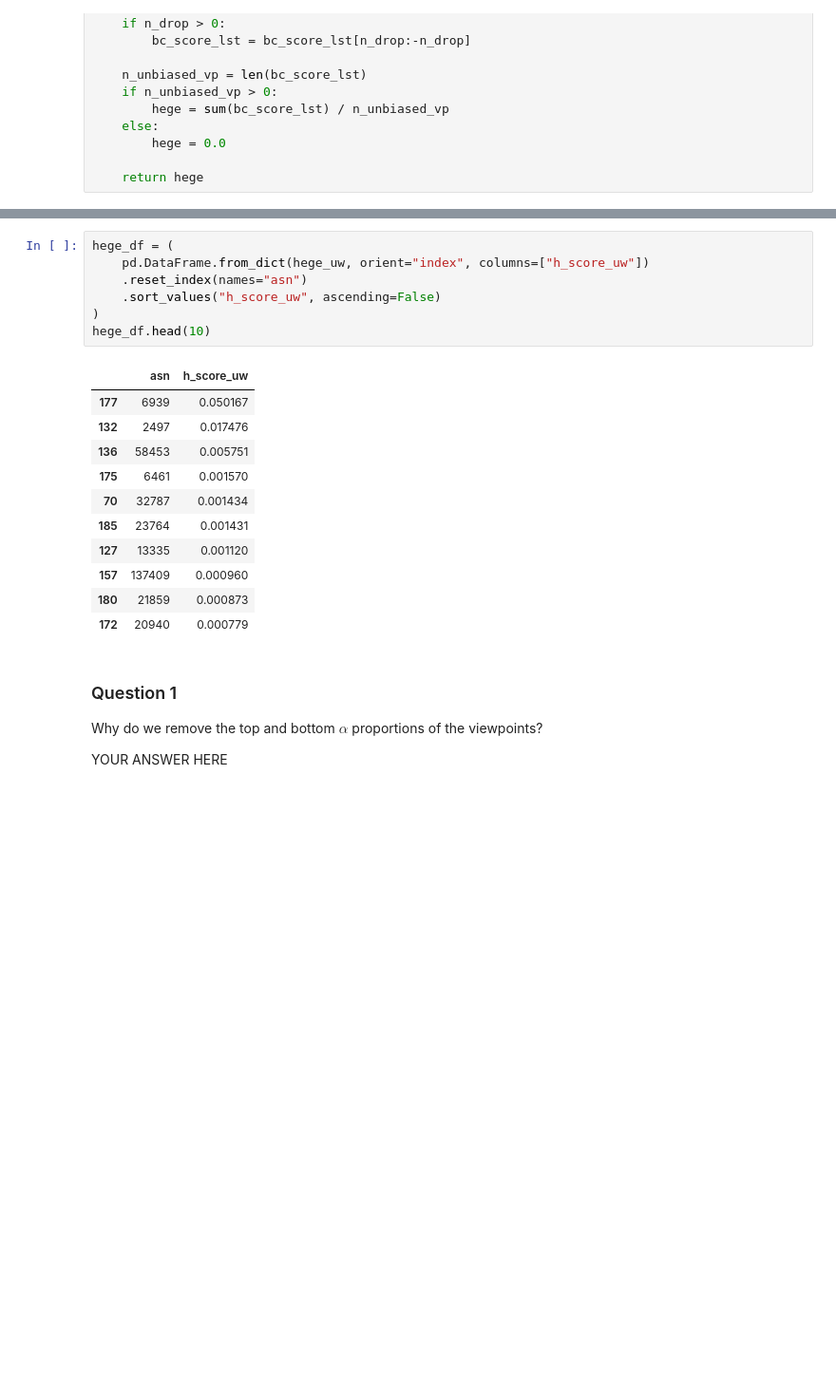
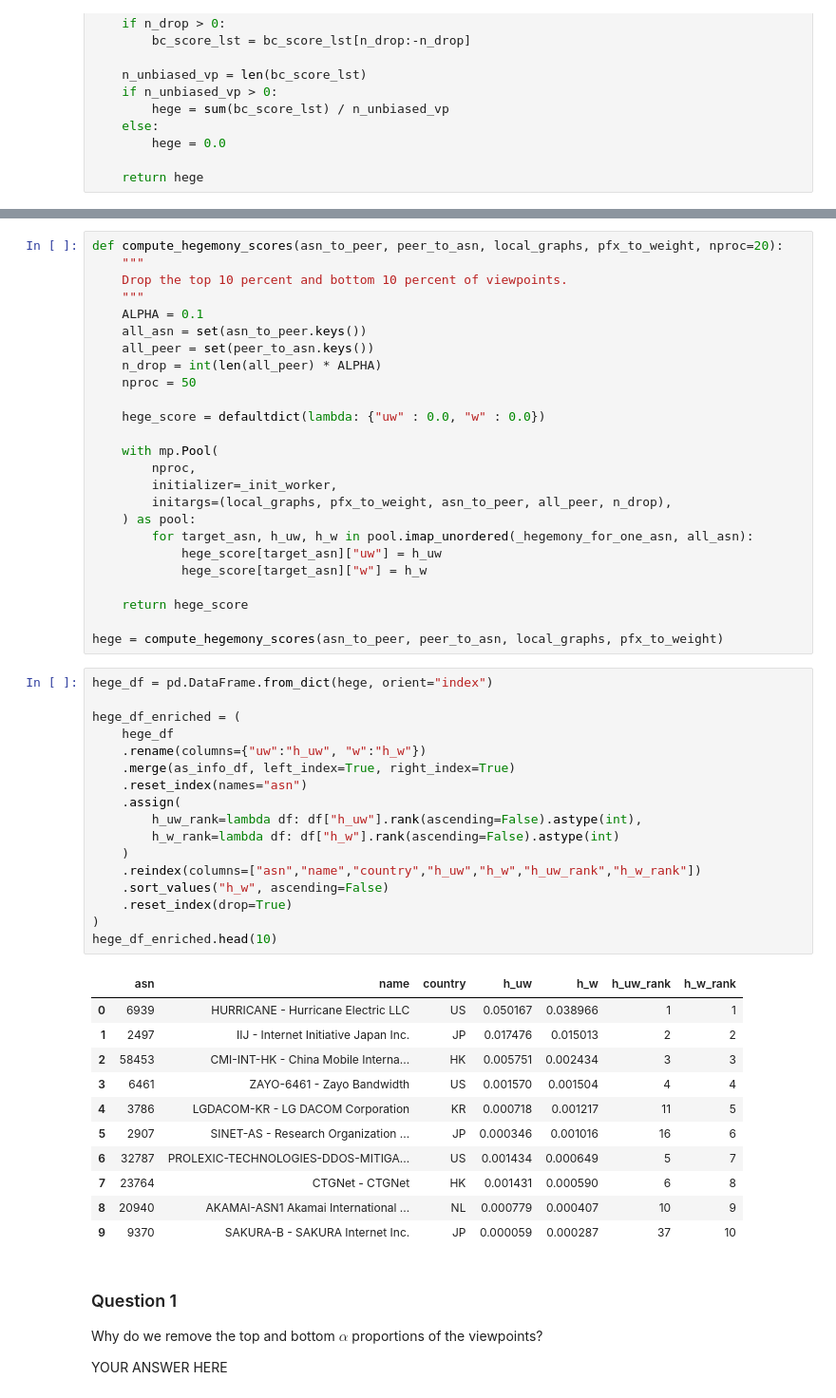
Before and after one commit to luyuanfan/nids-as-centrality, a Jupyter notebook: nids-as-centrality-refactored.ipynb, the cells around one changed output, grey strips where cells are left out. Shown at 95% size. Cells and saved outputs as stored; diff of their text form; blank space fills up the shorter version.

```diff
--- a/nids-as-centrality-refactored.ipynb
+++ b/nids-as-centrality-refactored.ipynb
@@ -564,22 +490,57 @@ hege_uw, hege_w = get_hegemony_scores(asn_to_peer, peer_to_asn, local_graphs, pf
+# %%
+def compute_hegemony_scores(asn_to_peer, peer_to_asn, local_graphs, pfx_to_weight, nproc=20):
+    """
+    Drop the top 10 percent and bottom 10 percent of viewpoints.
+    """
+    ALPHA = 0.1
+    all_asn = set(asn_to_peer.keys())
+    all_peer = set(peer_to_asn.keys())
+    n_drop = int(len(all_peer) * ALPHA)
+    nproc = 50
+
+    hege_score = defaultdict(lambda: {"uw" : 0.0, "w" : 0.0})
+
+    with mp.Pool(
+        nproc,
+        initializer=_init_worker,
+        initargs=(local_graphs, pfx_to_weight, asn_to_peer, all_peer, n_drop),
+    ) as pool:
+        for target_asn, h_uw, h_w in pool.imap_unordered(_hegemony_for_one_asn, all_asn):
+            hege_score[target_asn]["uw"] = h_uw
+            hege_score[target_asn]["w"] = h_w
+
+    return hege_score
+
+hege = compute_hegemony_scores(asn_to_peer, peer_to_asn, local_graphs, pfx_to_weight)
 # %%
-hege_df = (
-    pd.DataFrame.from_dict(hege_uw, orient="index", columns=["h_score_uw"])
+hege_df = pd.DataFrame.from_dict(hege, orient="index")
+
+hege_df_enriched = (
+    hege_df
+    .rename(columns={"uw":"h_uw", "w":"h_w"})
+    .merge(as_info_df, left_index=True, right_index=True)
     .reset_index(names="asn")
-    .sort_values("h_score_uw", ascending=False)
+    .assign(
+        h_uw_rank=lambda df: df["h_uw"].rank(ascending=False).astype(int),
+        h_w_rank=lambda df: df["h_w"].rank(ascending=False).astype(int)
+    )
+    .reindex(columns=["asn","name","country","h_uw","h_w","h_uw_rank","h_w_rank"])
+    .sort_values("h_w", ascending=False)
+    .reset_index(drop=True)
 )
-hege_df.head(10)
+hege_df_enriched.head(10)
 # %% [output]
-|  | asn | h_score_uw |
-| 177 | 6939 | 0.050167 |
-| 132 | 2497 | 0.017476 |
-| 136 | 58453 | 0.005751 |
-| 175 | 6461 | 0.001570 |
-| 70 | 32787 | 0.001434 |
-| 185 | 23764 | 0.001431 |
-| 127 | 13335 | 0.001120 |
-| 157 | 137409 | 0.000960 |
-| 180 | 21859 | 0.000873 |
-| 172 | 20940 | 0.000779 |
+|  | asn | name | country | h_uw | h_w | h_uw_rank | h_w_rank |
+| 0 | 6939 | HURRICANE - Hurricane Electric LLC | US | 0.050167 | 0.038966 | 1 | 1 |
+| 1 | 2497 | IIJ - Internet Initiative Japan Inc. | JP | 0.017476 | 0.015013 | 2 | 2 |
+| 2 | 58453 | CMI-INT-HK - China Mobile Interna... | HK | 0.005751 | 0.002434 | 3 | 3 |
+| 3 | 6461 | ZAYO-6461 - Zayo Bandwidth | US | 0.001570 | 0.001504 | 4 | 4 |
+| 4 | 3786 | LGDACOM-KR - LG DACOM Corporation | KR | 0.000718 | 0.001217 | 11 | 5 |
+| 5 | 2907 | SINET-AS - Research Organization ... | JP | 0.000346 | 0.001016 | 16 | 6 |
+| 6 | 32787 | PROLEXIC-TECHNOLOGIES-DDOS-MITIGA... | US | 0.001434 | 0.000649 | 5 | 7 |
+| 7 | 23764 | CTGNet - CTGNet | HK | 0.001431 | 0.000590 | 6 | 8 |
+| 8 | 20940 | AKAMAI-ASN1 Akamai International ... | NL | 0.000779 | 0.000407 | 10 | 9 |
+| 9 | 9370 | SAKURA-B - SAKURA Internet Inc. | JP | 0.000059 | 0.000287 | 37 | 10 |
 # %% [markdown]
 ### Question 1
 Why do we remove the top and bottom $\alpha$ proportions of the viewpoints?
```
Also changed, not shown: parts of 11 cells of this notebook.
